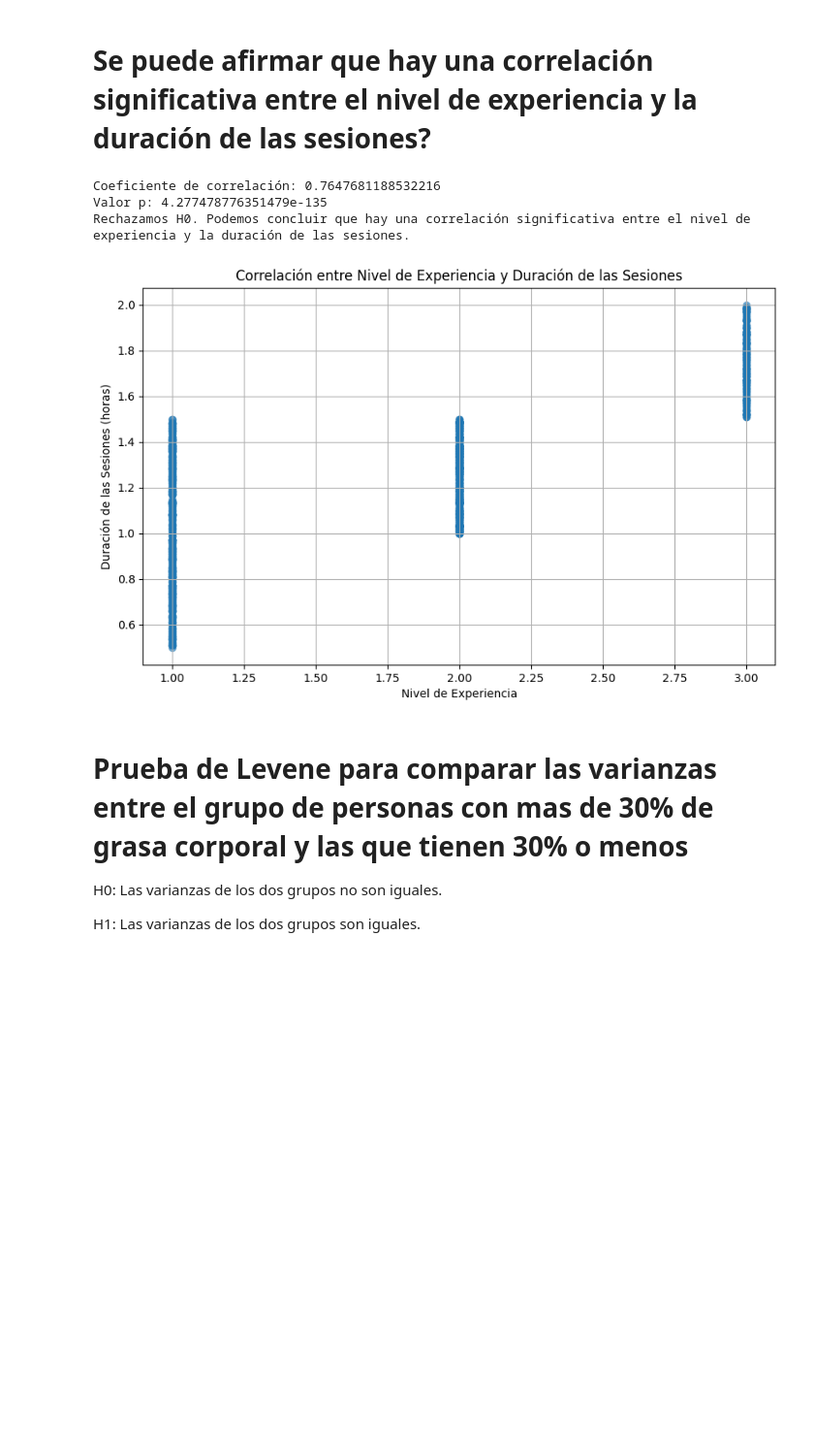
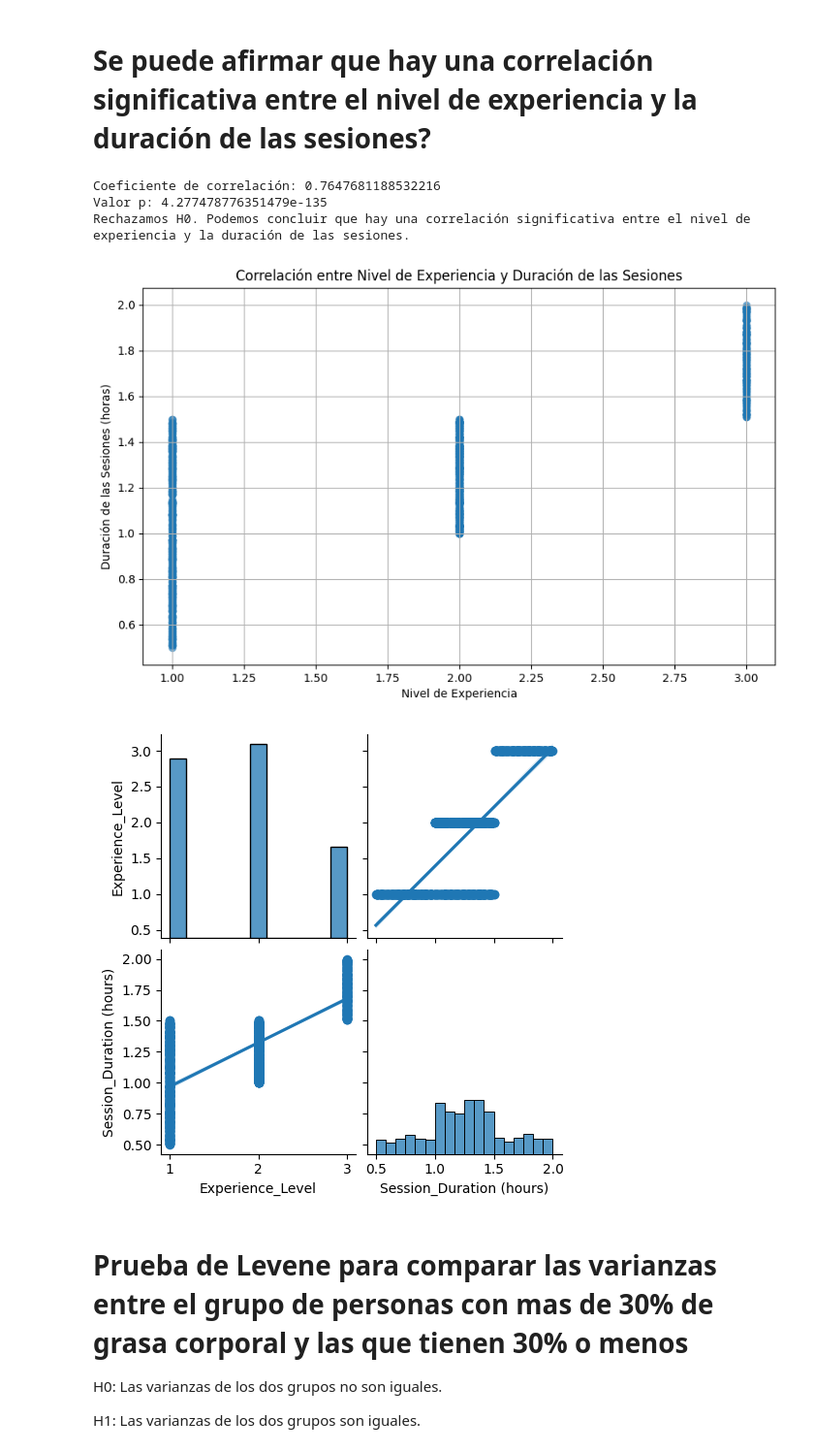
Before and after one commit to Ghavvvo/Proyecto-Final-de-Estadistica, a Jupyter notebook: Proyecto.ipynb, the cells around one changed output. Shown at 97% size. Drawn from its saved outputs; the diff is of its cells as text; code cells hidden in the pictures; blank space fills up the shorter version.

```diff
--- a/Proyecto.ipynb
+++ b/Proyecto.ipynb
@@ -559,33 +580,38 @@ correlation_coefficient, _ = stats.pearsonr(df['Experience_Level'], df['Session_
 
 # Tabla de contingencia para la prueba Chi-Cuadrado de Independencia
 contingency_table = pd.crosstab(df['Experience_Level'], df['Session_Duration (hours)'])
 
 # Prueba Chi-Cuadrado de Independencia
 chi2, p_value, _, _ = chi2_contingency(contingency_table)
 
 alpha = 0.05
 
 if p_value < alpha:
     conclusion = "Rechazamos H0. Podemos concluir que hay una correlación significativa entre el nivel de experiencia y la duración de las sesiones."
 else:
     conclusion = "No hay prueba suficiente para rechazar H0. No podemos concluir que hay una correlación significativa entre el nivel de experiencia y la duración de las sesiones."
 
 print(f'Coeficiente de correlación: {correlation_coefficient}')
 print(f'Valor p: {p_value}')
 print(conclusion)
 
 plt.figure(figsize=(10, 6))
 plt.scatter(df['Experience_Level'], df['Session_Duration (hours)'], alpha=0.5)
 plt.title('Correlación entre Nivel de Experiencia y Duración de las Sesiones')
 plt.xlabel('Nivel de Experiencia')
 plt.ylabel('Duración de las Sesiones (horas)')
 plt.grid(True)
 plt.show()
+
+# Pair plot para comparar correlación
+sns.pairplot(df, vars=['Experience_Level', 'Session_Duration (hours)'], kind='reg')
+plt.show()
 # %% [output]
 Coeficiente de correlación: 0.7647681188532216
 Valor p: 4.277478776351479e-135
 Rechazamos H0. Podemos concluir que hay una correlación significativa entre el nivel de experiencia y la duración de las sesiones.
 [figure]
+[figure, added]
 # %% [markdown]
 # Prueba de Levene para comparar las varianzas entre el grupo de personas con mas de 30% de grasa corporal y las que tienen 30% o menos
 
```
Also changed, not shown: parts of 2 cells of this notebook.
